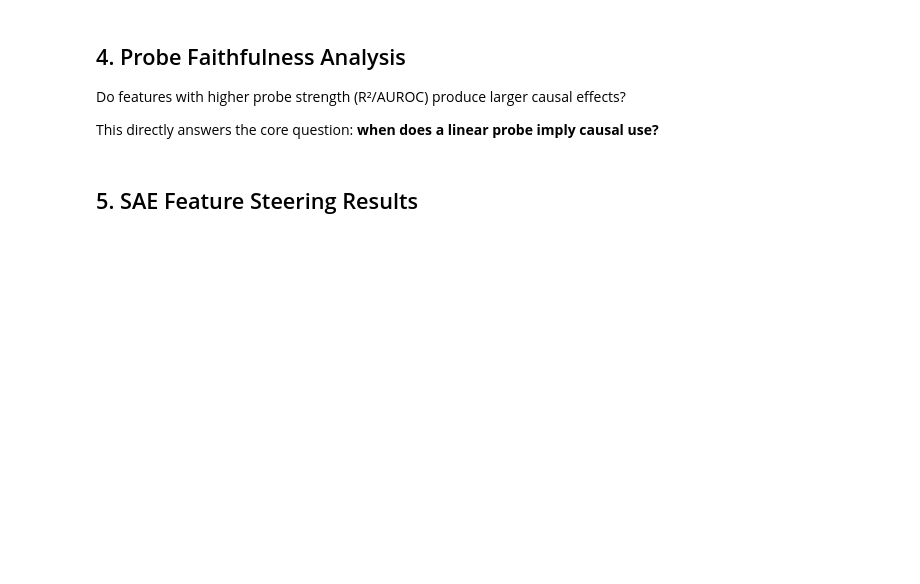
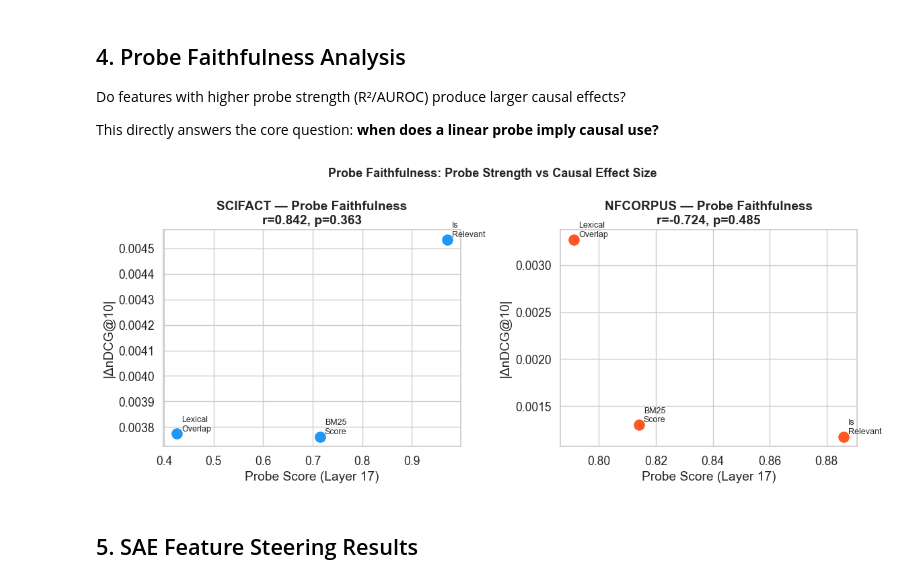
Before and after one commit to vraj2131/LLM-Mechanistic-Interpretable, a Jupyter notebook: notebooks/08_interventions.ipynb, the cells around one changed output. Drawn from its saved outputs; the diff is of its cells as text; code cells hidden in the pictures; blank space fills up the shorter version.

```diff
--- a/notebooks/08_interventions.ipynb
+++ b/notebooks/08_interventions.ipynb
@@ -181,3 +191,45 @@ else:
+# %%
+# Probe faithfulness — both datasets
+from scipy.stats import pearsonr
+import json as _json
+
+fig, axes = plt.subplots(1, 2, figsize=(12, 5))
+for ax, ds in zip(axes, DATASETS):
+    if ds not in int_data: ax.set_visible(False); continue
+    probe_df = int_data[ds]['probe']
+
+    with open(f"../data/processed/{ds}/probe_results.json") as f:
+        probe_scores = pd.DataFrame(_json.load(f))
+
+    peak_l17 = probe_scores[probe_scores['layer']==17].set_index('target')['score']
+    best_causal = (probe_df[probe_df['layer']==17]
+                   .groupby('target')['delta_ndcg']
+                   .apply(lambda x: x.abs().max()))
+    faith = pd.concat([peak_l17.rename('probe_score'),
+                       best_causal.rename('causal_delta')], axis=1).dropna()
+
+    ax.scatter(faith['probe_score'], faith['causal_delta'],
+               s=120, color=COLORS[ds], zorder=3)
+    for t, row in faith.iterrows():
+        ax.annotate(TARGET_LABELS.get(t, t).replace(' ', '\n'),
+                    (row['probe_score'], row['causal_delta']),
+                    textcoords='offset points', xytext=(5, 3), fontsize=9)
+    if len(faith) >= 3:
+        r_f, p_f = pearsonr(faith['probe_score'], faith['causal_delta'])
+        ax.set_title(f'{ds.upper()} — Probe Faithfulness\nr={r_f:.3f}, p={p_f:.3f}',
+                     fontweight='bold')
+    else:
+        ax.set_title(f'{ds.upper()}', fontweight='bold')
+    ax.set_xlabel('Probe Score (Layer 17)')
+    ax.set_ylabel('|ΔnDCG@10|')
+
+fig.suptitle('Probe Faithfulness: Probe Strength vs Causal Effect Size',
+             fontweight='bold', fontsize=13)
+plt.tight_layout()
+plt.savefig(FIGURES_DIR / "fig_int_probe_faithfulness.png", dpi=150, bbox_inches="tight")
+plt.show()
+# %% [output]
+[figure, added]
 # %% [markdown]
 ## 5. SAE Feature Steering Results
 # %%
```
Also changed, not shown: parts of 18 cells of this notebook, 17 other files.
